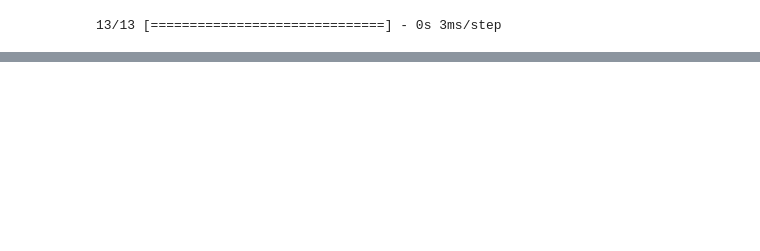
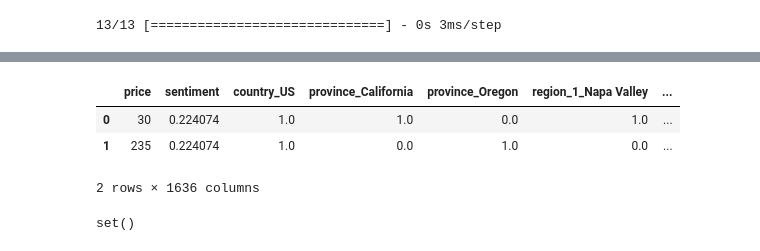
Before and after one commit to ImanJJ305/Liquor_Analysis, a Jupyter notebook: Wine Review Predictor.ipynb, the cells around one changed output, grey strips where cells are left out. Cells and saved outputs as stored; diff of their text form; code cells hidden in the pictures; blank space fills up the shorter version.

```diff
--- a/Wine Review Predictor.ipynb
+++ b/Wine Review Predictor.ipynb
@@ -437,0 +444,23 @@ print(unique_val)
+# %%
+for col in pred_df:
+    if pred_df[col].dtype == 'object':
+        enc_col = pred_df[col]
+        pred_df = pred_df.drop(columns=col)
+        enc_col2 = pd.DataFrame(enc.fit_transform(enc_col.values.reshape(-1,1)))
+        enc_col2.columns = enc.get_feature_names([col])
+        pred_df = pred_df.merge(enc_col2,left_index=True,right_index=True)
+# %%
+missing_columns = list(set(X.columns) - set(pred_df.columns))
+
+# add the missing columns to df2 and fill with zeros
+num_columns_to_add = len(missing_columns) # the number of missing columns to add
+new_column_names = missing_columns # create column names
+zeros_df = pd.DataFrame(0, index=pred_df.index, columns=new_column_names) # create DataFrame with zeros
+pred_df_new = pd.concat([pred_df, zeros_df], axis=1) # concatenate the two DataFrames horizontally
+# %%
+pred_df_new
+# %% [output]
+|  | price | sentiment | country_US | province_California | province_Oregon | region_1_Napa Valley | ... |
+| 0 | 30 | 0.224074 | 1.0 | 1.0 | 0.0 | 1.0 | ... |
+| 1 | 235 | 0.224074 | 1.0 | 0.0 | 1.0 | 0.0 | ... |
+2 rows × 1636 columns
@@ -437,0 +471,4 @@ print(unique_val)
+# %%
+unique_cols
+# %% [output]
+set()
```
Also changed, not shown: parts of 21 cells of this notebook.
